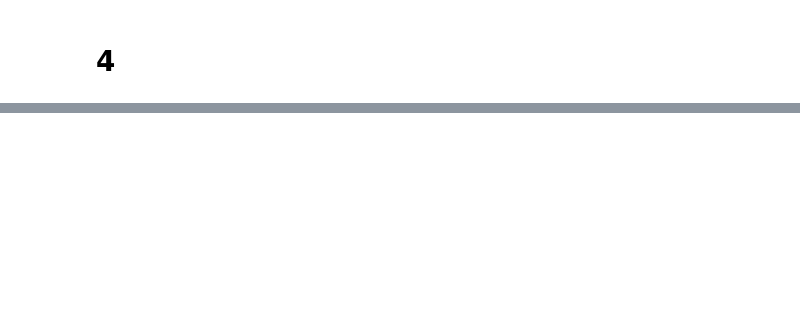
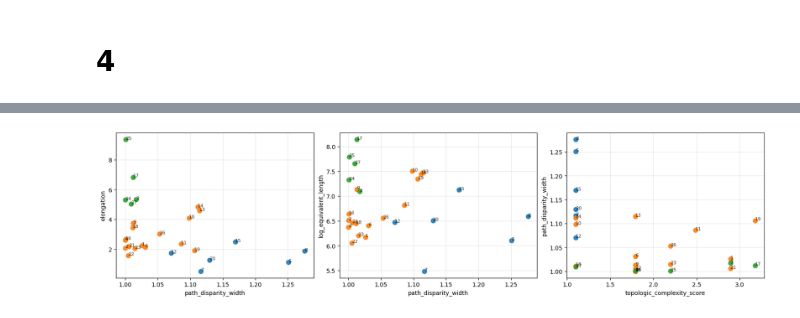
Before and after one commit to niekcde/river_hierarchy, a Jupyter notebook: hierarchy_level_definition/notebooks/level_detection_workbench.ipynb, the cells around one changed output, grey strips where cells are left out. Cells and saved outputs as stored; diff of their text form; code cells hidden in the pictures; blank space fills up the shorter version.

```diff
--- a/hierarchy_level_definition/notebooks/level_detection_workbench.ipynb
+++ b/hierarchy_level_definition/notebooks/level_detection_workbench.ipynb
@@ -473,0 +595,35 @@ summary
+# %%
+fig, axes = plt.subplots(1, 3, figsize=(16, 4), constrained_layout=True)
+
+pairs = [
+    ("path_disparity_width", "elongation"),
+    ("path_disparity_width", "log_equivalent_length"),
+    ("topologic_complexity_score", "path_disparity_width"),
+]
+
+palette = sns.color_palette("tab10", n_colors=plot_df["group_label"].nunique())
+color_map = dict(zip(sorted(plot_df["group_label"].dropna().unique()), palette))
+
+for ax, (xcol, ycol) in zip(axes, pairs):
+    for row in plot_df.itertuples(index=False):
+        ax.scatter(
+            getattr(row, xcol),
+            getattr(row, ycol),
+            color=color_map[row.group_label],
+            s=60,
+            alpha=0.9,
+        )
+        ax.text(
+            getattr(row, xcol),
+            getattr(row, ycol),
+            str(row.unit_id),
+            fontsize=8,
+            alpha=0.8,
+        )
+    ax.set_xlabel(xcol)
+    ax.set_ylabel(ycol)
+    ax.grid(alpha=0.3)
+
+plt.show()
+# %% [output]
+[figure, added]
```
Also changed, not shown: parts of 22 cells of this notebook, 5 other files.
